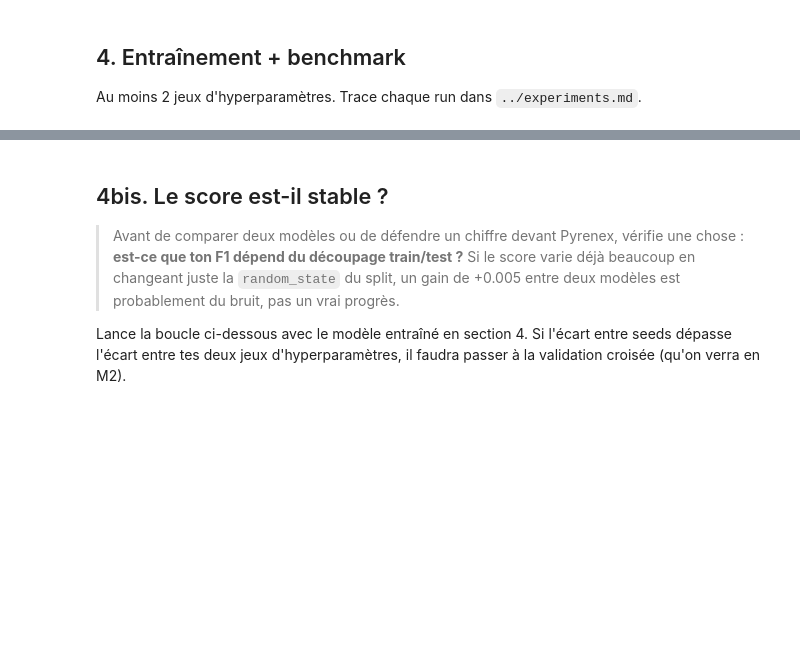
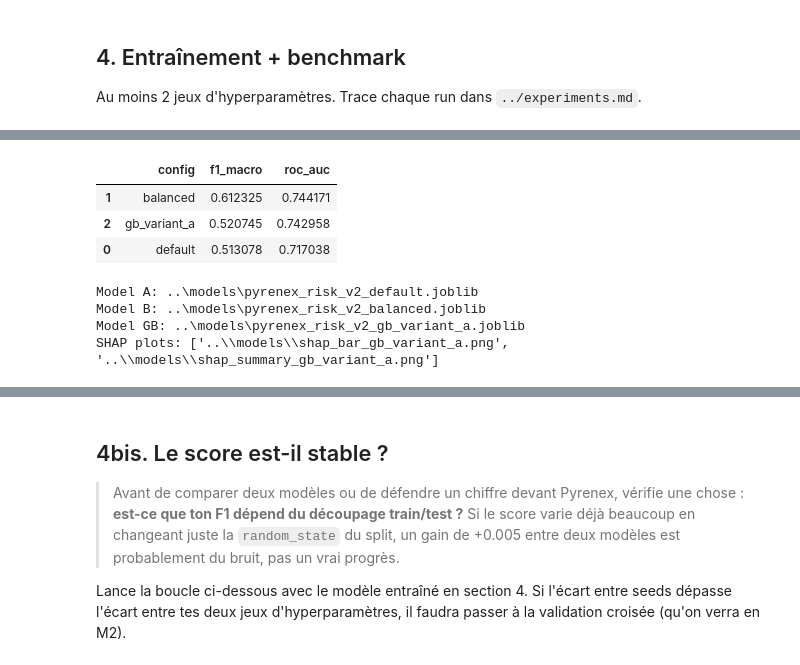
Before and after one commit to userZku/simplon-ia-parcours, a Jupyter notebook: module-01/M1-B1/notebooks/M1-B1_theo_scoring.ipynb, the cells around one changed output, grey strips where cells are left out. Drawn from its saved outputs; the diff is of its cells as text; code cells hidden in the pictures; blank space fills up the shorter version.

```diff
--- a/module-01/M1-B1/notebooks/M1-B1_theo_scoring.ipynb
+++ b/module-01/M1-B1/notebooks/M1-B1_theo_scoring.ipynb
@@ -252,0 +335,37 @@ Au moins 2 jeux d'hyperparamètres. Trace chaque run dans `../experiments.md`.
+# %%
+from pathlib import Path
+import pandas as pd
+from train import train
+
+data_path = Path("../data/lending_club_train.csv")
+output_dir = Path("../models")
+
+# RandomForest benchmark
+res_a = train("default", data_path, output_dir)
+res_b = train("balanced", data_path, output_dir)
+
+# Variante A : Gradient Boosting + SHAP
+res_gb = train("gb_variant_a", data_path, output_dir)
+
+rows = [
+    {"config": "default", **res_a["metrics"]},
+    {"config": "balanced", **res_b["metrics"]},
+    {"config": "gb_variant_a", **res_gb["metrics"]},
+]
+
+bench = pd.DataFrame(rows).sort_values("f1_macro", ascending=False)
+display(bench)
+
+print("Model A:", res_a["model_path"])
+print("Model B:", res_b["model_path"])
+print("Model GB:", res_gb["model_path"])
+print("SHAP plots:", res_gb.get("shap_plots", []))
+# %% [output]
+|  | config | f1_macro | roc_auc |
+| 1 | balanced | 0.612325 | 0.744171 |
+| 2 | gb_variant_a | 0.520745 | 0.742958 |
+| 0 | default | 0.513078 | 0.717038 |
+Model A: ..\models\pyrenex_risk_v2_default.joblib
+Model B: ..\models\pyrenex_risk_v2_balanced.joblib
+Model GB: ..\models\pyrenex_risk_v2_gb_variant_a.joblib
+SHAP plots: ['..\\models\\shap_bar_gb_variant_a.png', '..\\models\\shap_summary_gb_variant_a.png']
```
Also changed, not shown: parts of 9 cells of this notebook.
